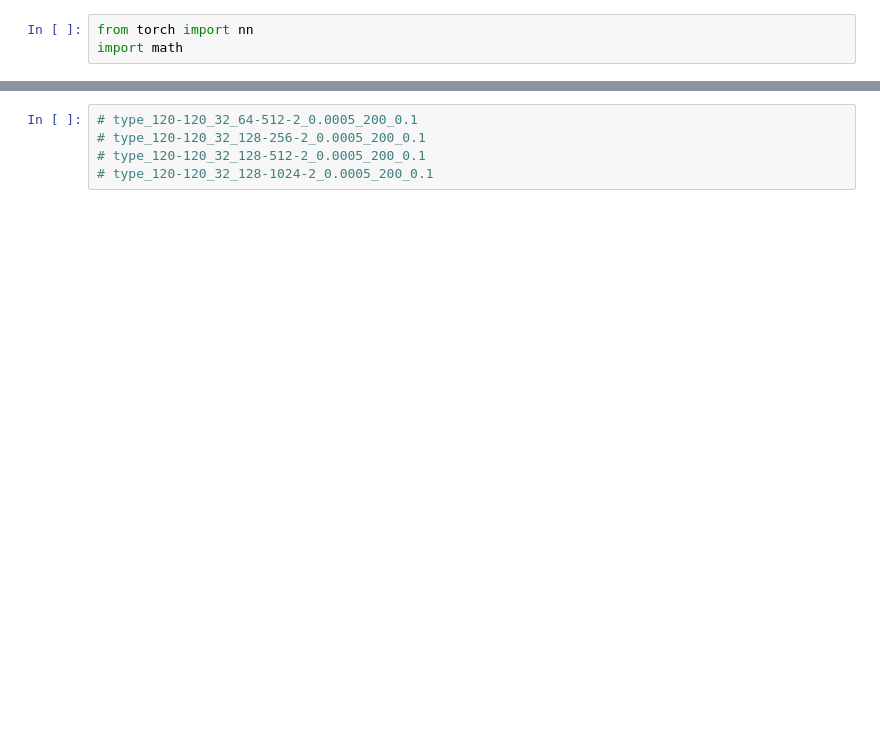
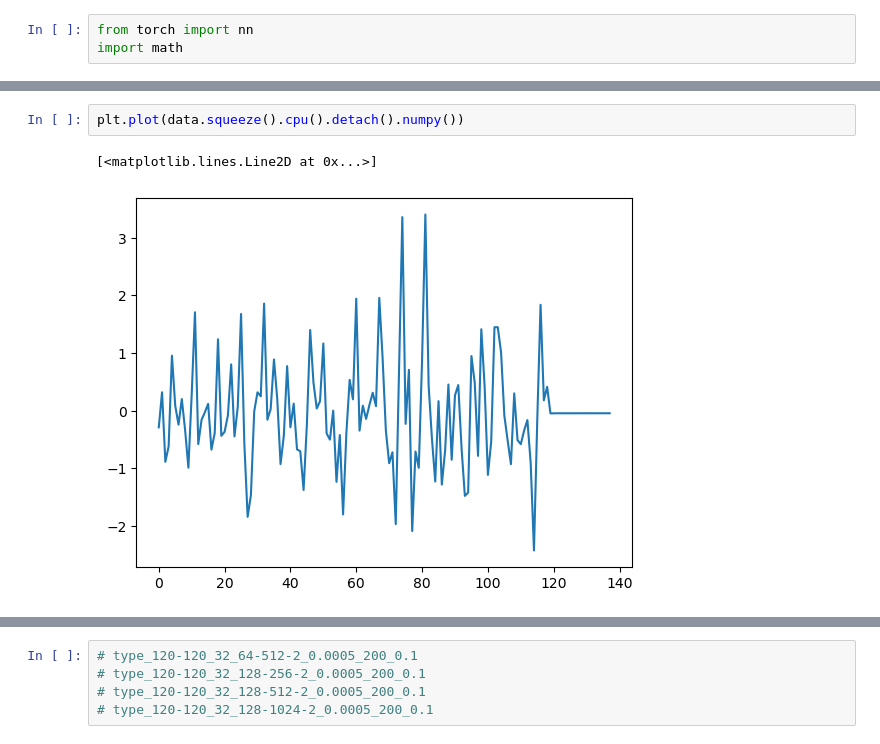
Before and after one commit to qja1998/co2_forecast, a Jupyter notebook: transformer/test_notebook/train_transformer_full.ipynb, the cells around one changed output, grey strips where cells are left out. Drawn from its saved outputs; the diff is of its cells as text; blank space fills up the shorter version.

```diff
--- a/transformer/test_notebook/train_transformer_full.ipynb
+++ b/transformer/test_notebook/train_transformer_full.ipynb
@@ -322,0 +456,5 @@ torch.Size([3983, 2, 2, 61])
+# %%
+plt.plot(data.squeeze().cpu().detach().numpy())
+# %% [output]
+[<matplotlib.lines.Line2D at 0x...>]
+[figure, added]
```
Also changed, not shown: parts of 29 cells of this notebook, 5 other files.
